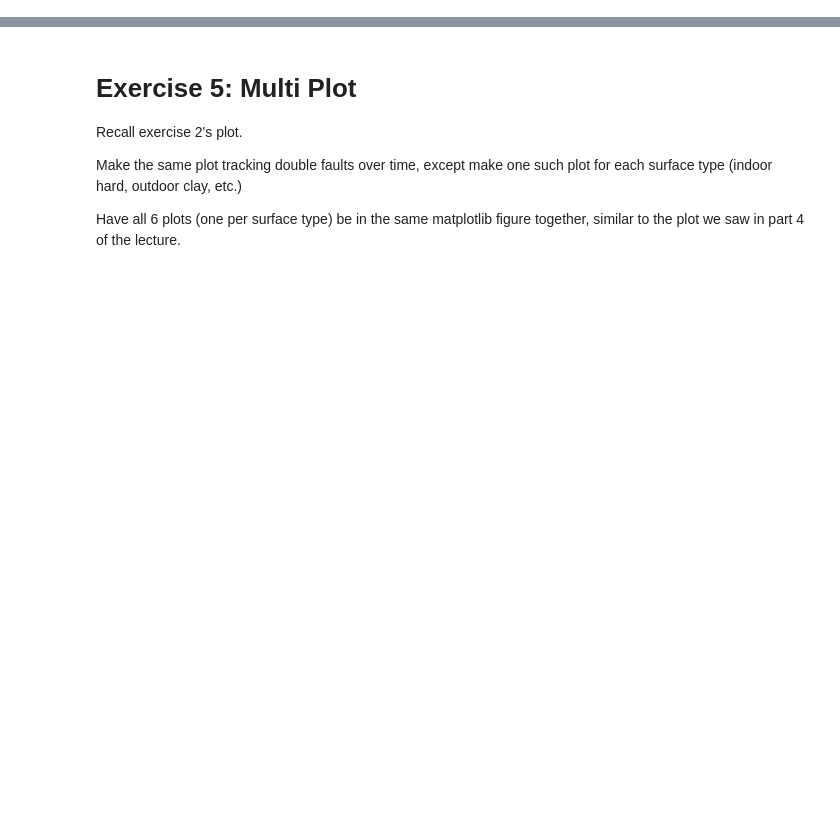
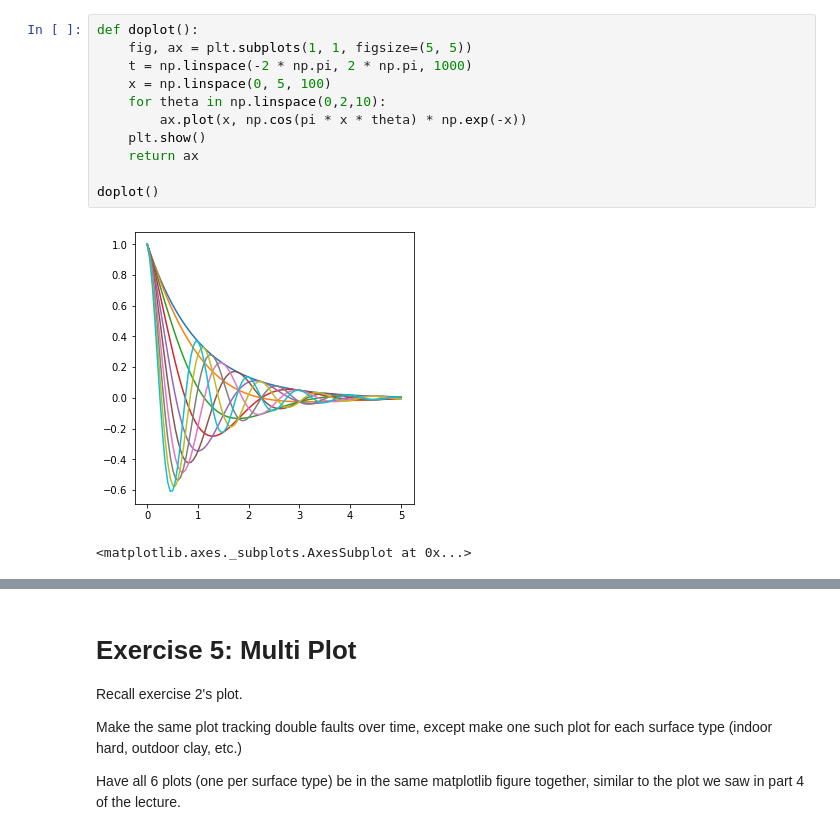
Before and after one commit to fferha/m2-2-viz, a Jupyter notebook: workshop.ipynb, the cells around one changed output, grey strips where cells are left out. Drawn from its saved outputs; the diff is of its cells as text; blank space fills up the shorter version.

```diff
--- a/workshop.ipynb
+++ b/workshop.ipynb
@@ -17,3 +28,17 @@ The output should look like this
+# %%
+def doplot():
+    fig, ax = plt.subplots(1, 1, figsize=(5, 5))
+    t = np.linspace(-2 * np.pi, 2 * np.pi, 1000)
+    x = np.linspace(0, 5, 100)
+    for theta in np.linspace(0,2,10):
+        ax.plot(x, np.cos(pi * x * theta) * np.exp(-x))
+    plt.show()
+    return ax
+
+doplot()
+# %% [output]
+[figure, added]
+<matplotlib.axes._subplots.AxesSubplot at 0x...>
 # %% [markdown]
 # Exercise 2
 
```
Also changed, not shown: parts of 14 cells of this notebook.
